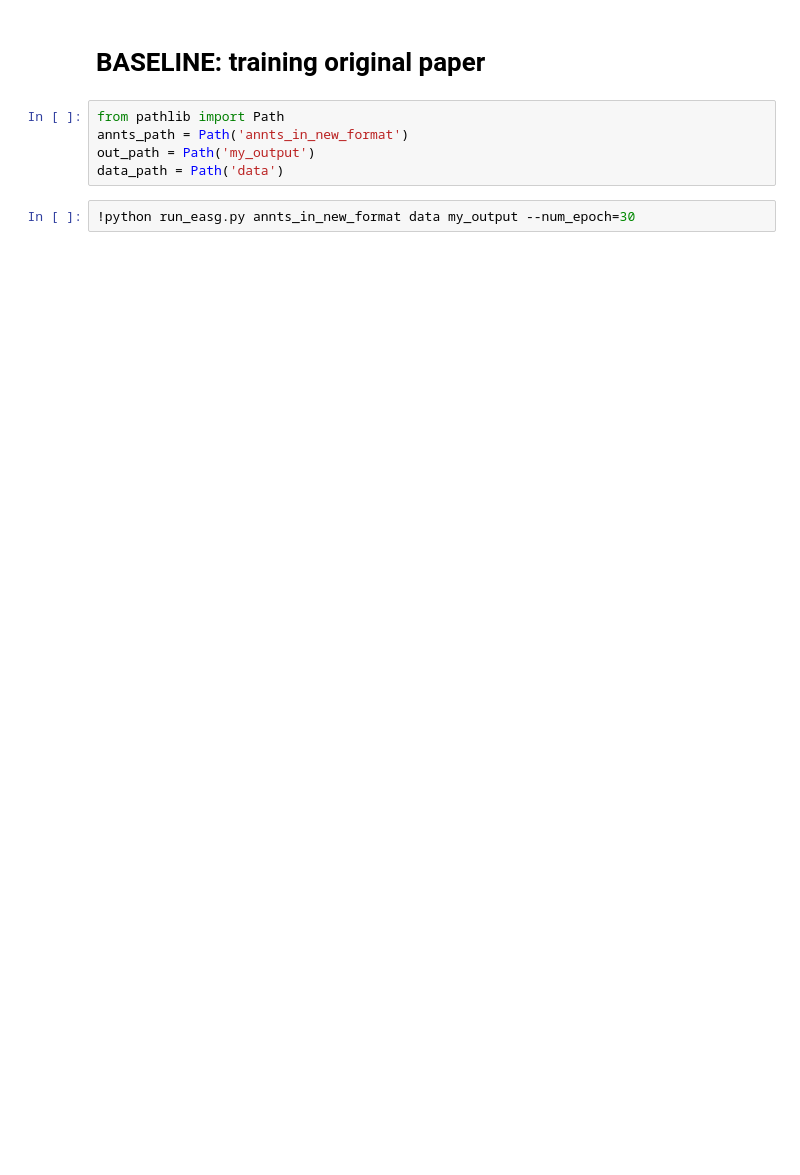
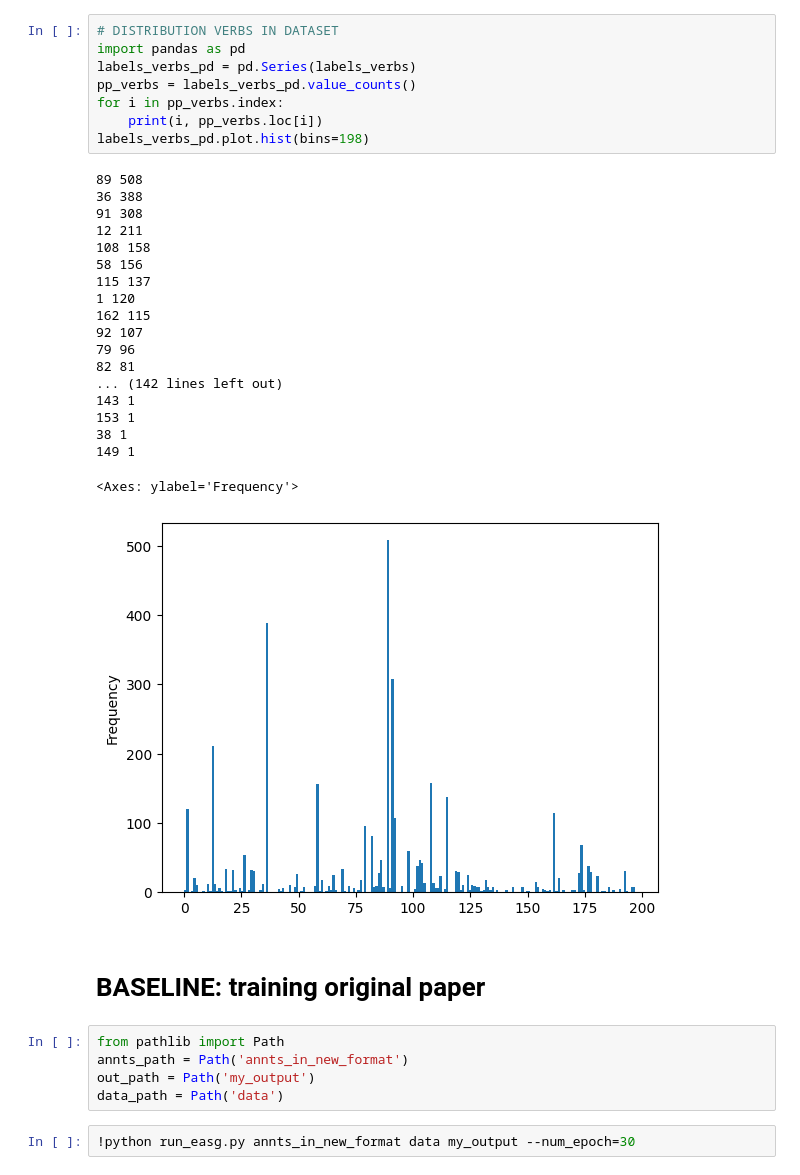
Before and after one commit to scoleri-mr/easg_classification, a Jupyter notebook: edge_cls.ipynb, the cells around one changed output. Drawn from its saved outputs; the diff is of its cells as text; blank space fills up the shorter version.

```diff
--- a/edge_cls.ipynb
+++ b/edge_cls.ipynb
@@ -1,3 +118,31 @@
+# %%
+# DISTRIBUTION VERBS IN DATASET
+import pandas as pd
+labels_verbs_pd = pd.Series(labels_verbs)
+pp_verbs = labels_verbs_pd.value_counts()
+for i in pp_verbs.index:
+    print(i, pp_verbs.loc[i])
+labels_verbs_pd.plot.hist(bins=198)
+# %% [output]
+89 508
+36 388
+91 308
+12 211
+108 158
+58 156
+115 137
+1 120
+162 115
+92 107
+79 96
+82 81
+... (142 lines left out)
+143 1
+153 1
+38 1
+149 1
+<Axes: ylabel='Frequency'>
+[figure, added]
 # %% [markdown]
 # BASELINE: training original paper
 # %%
```
Also changed, not shown: parts of 15 cells of this notebook.
